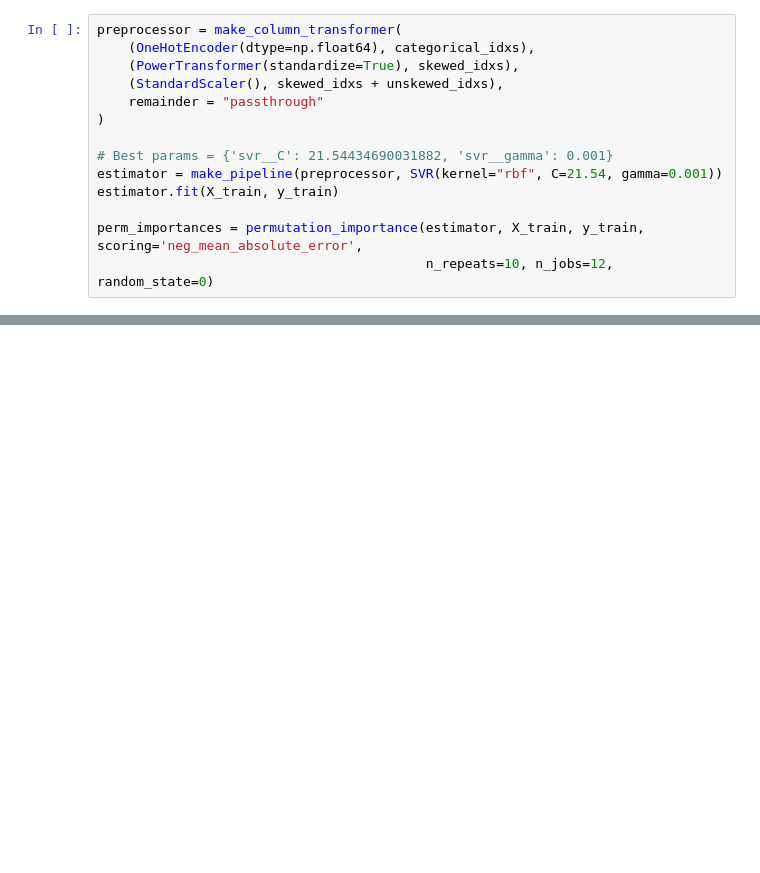
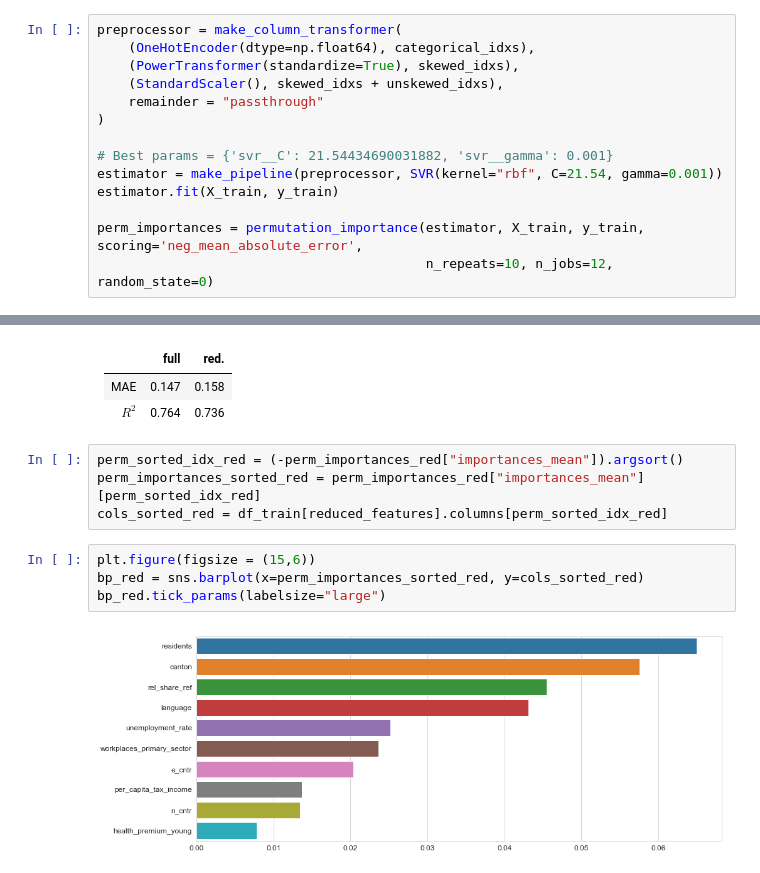
Before and after one commit to jschrein/epfl-exts-adsml-capstone-project, a Jupyter notebook: 04c Support Vector Regression.ipynb, the cells around one changed output, grey strips where cells are left out. Saved outputs shown, nothing was run; the diff lists cells and outputs as text; blank space fills up the shorter version.

```diff
--- a/04c Support Vector Regression.ipynb
+++ b/04c Support Vector Regression.ipynb
@@ -241,0 +358,15 @@ bp.tick_params(labelsize="large")
+# %% [markdown]
+| &nbsp; | full | red. |
+| --- | --- | --- |
+|MAE|0.147|0.158|
+|$R^2$|0.764|0.736|
+# %%
+perm_sorted_idx_red = (-perm_importances_red["importances_mean"]).argsort()
+perm_importances_sorted_red = perm_importances_red["importances_mean"][perm_sorted_idx_red]
+cols_sorted_red = df_train[reduced_features].columns[perm_sorted_idx_red]
+# %%
+plt.figure(figsize = (15,6))
+bp_red = sns.barplot(x=perm_importances_sorted_red, y=cols_sorted_red)
+bp_red.tick_params(labelsize="large")
+# %% [output]
+[figure, added]
```
Also changed, not shown: parts of 27 cells of this notebook, 5 other files.
